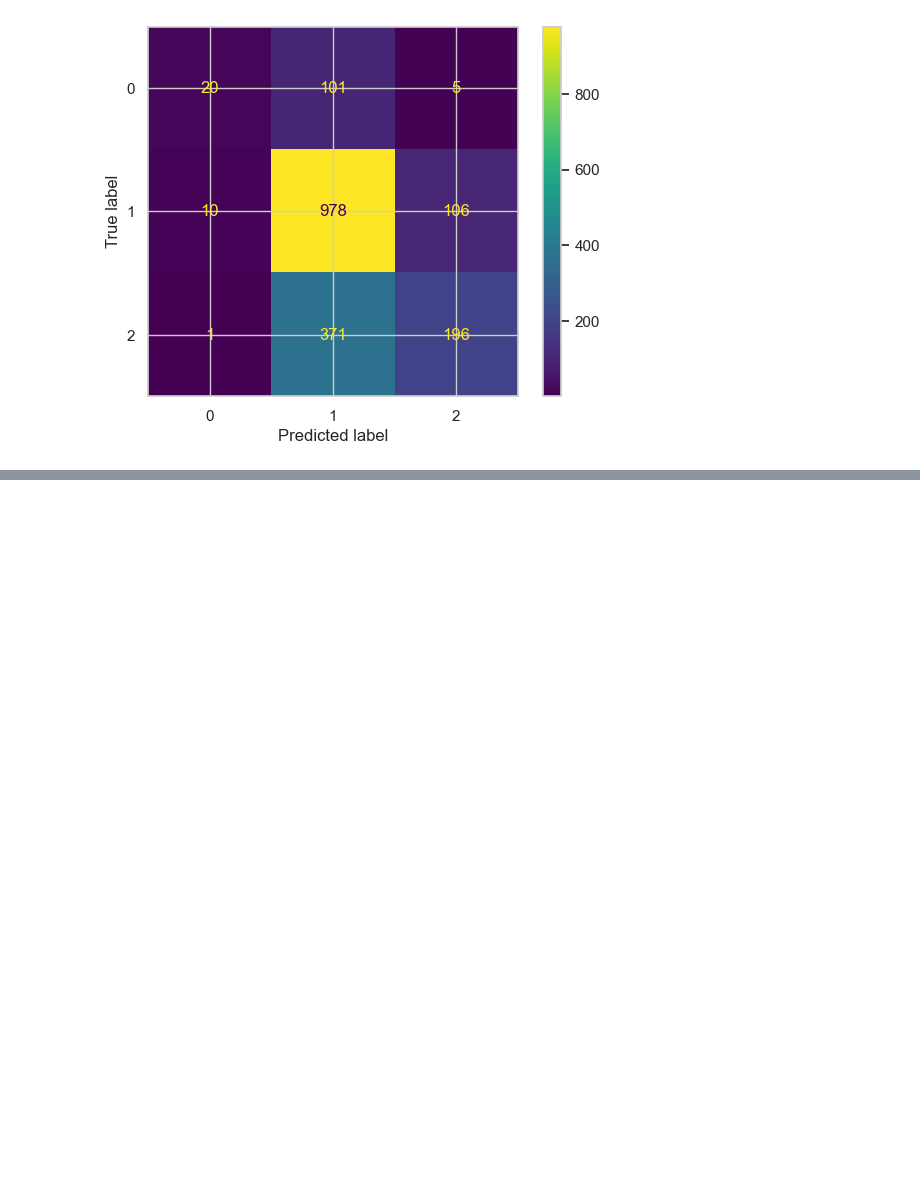
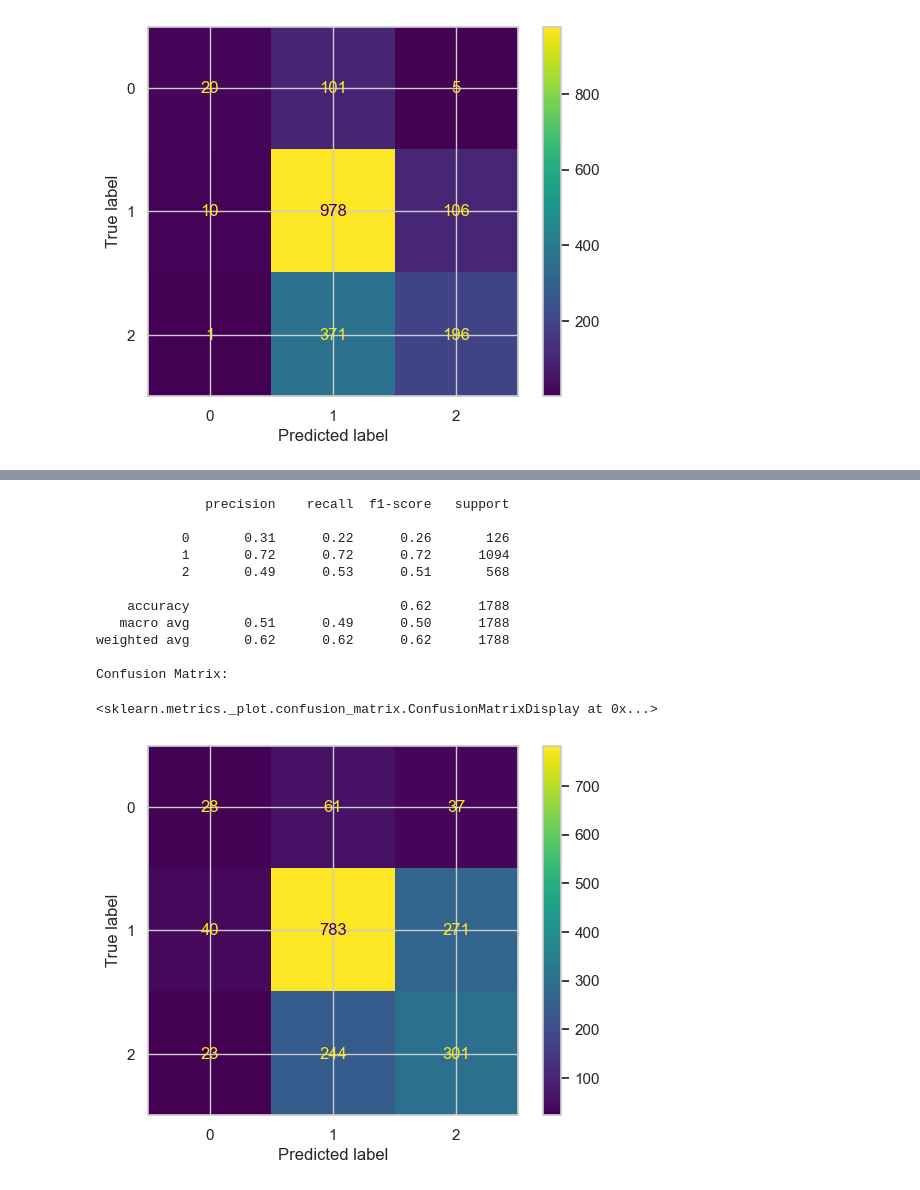
Before and after one commit to javo2/Test_operationnel, a Jupyter notebook: Notebook/Technical_test_Mohammed_Jawhar.ipynb, the cells around one changed output, grey strips where cells are left out. Saved outputs shown, nothing was run; the diff lists cells and outputs as text; code cells hidden in the pictures; blank space fills up the shorter version.

```diff
--- a/Notebook/Technical_test_Mohammed_Jawhar.ipynb
+++ b/Notebook/Technical_test_Mohammed_Jawhar.ipynb
@@ -712,0 +735,30 @@ Training time: 13.14s; Prediction time: 1.72s
+# %%
+from sklearn.pipeline import Pipeline
+
+pipeline_base = Pipeline([
+    ('vect', CountVectorizer(max_features=1000, analyzer='word')),
+    ('clf', MultinomialNB()),
+])
+pipeline_base.fit(X_train, y_train)
+y_pred_NB = pipeline_base.predict(X_test)
+print(classification_report(y_test, y_pred_NB))
+
+#Plot confusin matrix
+print("Confusion Matrix:")
+cm = confusion_matrix(y_test, y_pred_NB)
+disp = ConfusionMatrixDisplay(confusion_matrix=cm, display_labels=pipeline_base['clf'].classes_)
+disp.plot()
+# %% [output]
+              precision    recall  f1-score   support
+
+           0       0.31      0.22      0.26       126
+           1       0.72      0.72      0.72      1094
+           2       0.49      0.53      0.51       568
+
+    accuracy                           0.62      1788
+   macro avg       0.51      0.49      0.50      1788
+weighted avg       0.62      0.62      0.62      1788
+
+Confusion Matrix:
+<sklearn.metrics._plot.confusion_matrix.ConfusionMatrixDisplay at 0x...>
+[figure, added]
```
Also changed, not shown: parts of 10 cells of this notebook.
